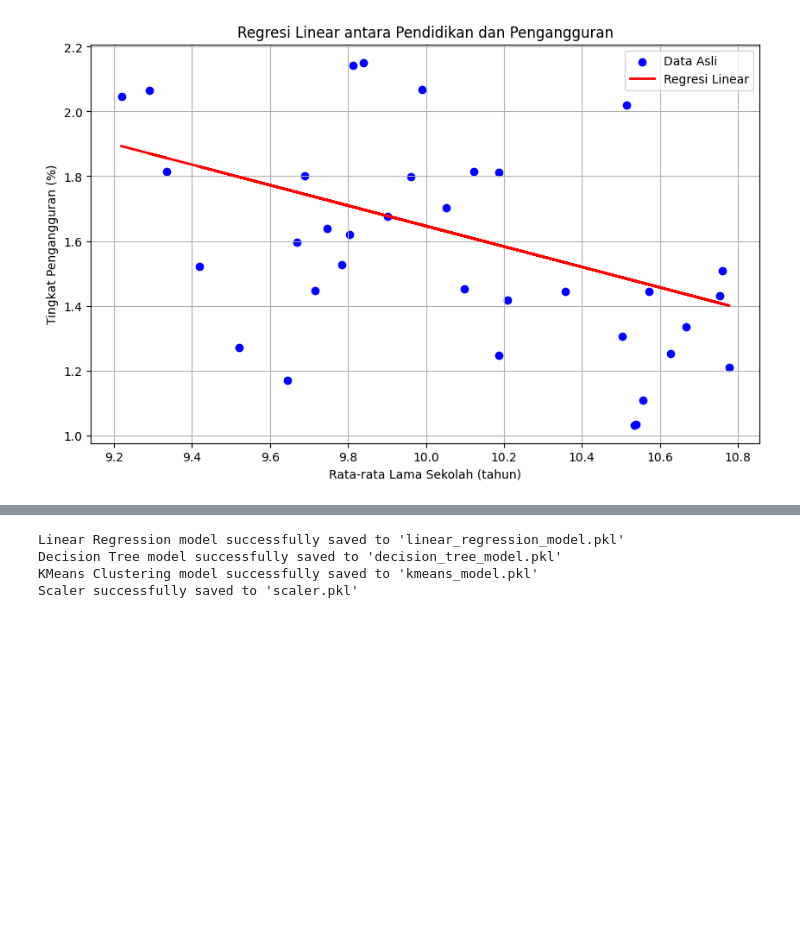
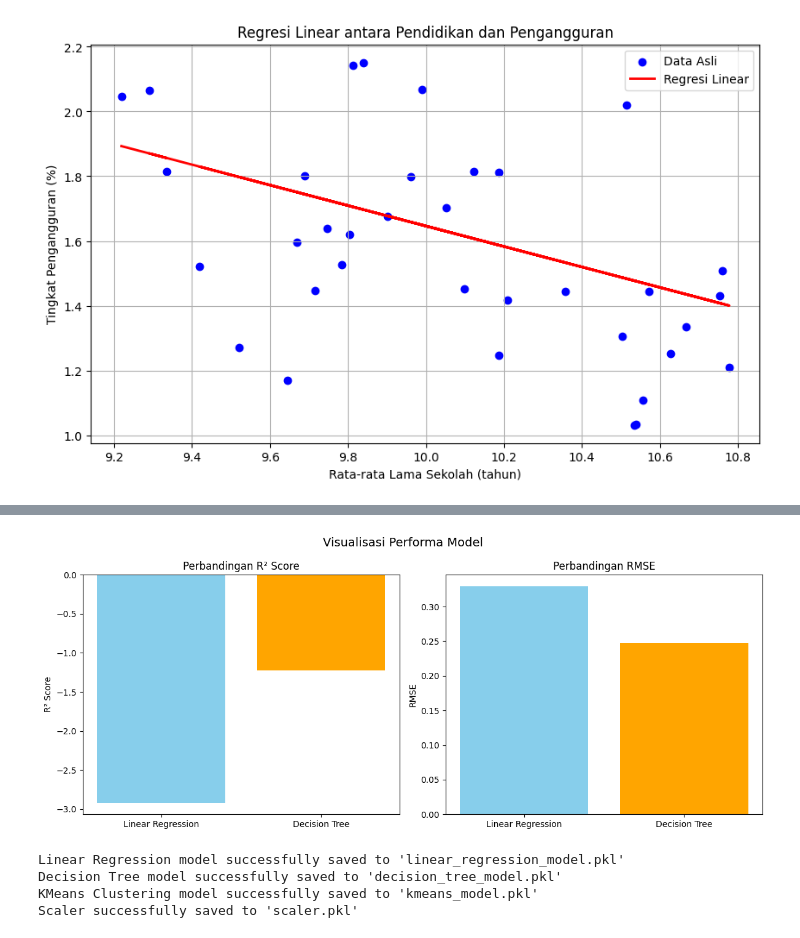
Before and after one commit to Gkyerie/SI4703_KELOMPOK8, a Jupyter notebook: analisis_pengaruh_pendidikan_pengangguran (1).ipynb, the cells around one changed output, grey strips where cells are left out. Cells and saved outputs as stored; diff of their text form; code cells hidden in the pictures; blank space fills up the shorter version.

```diff
--- a/analisis_pengaruh_pendidikan_pengangguran (1).ipynb
+++ b/analisis_pengaruh_pendidikan_pengangguran (1).ipynb
@@ -612,3 +643,29 @@ plt.show()
+# %%
+import matplotlib.pyplot as plt
+
+models = ['Linear Regression', 'Decision Tree']
+r2_scores = [r2_linreg, r2]
+rmse_scores = [rmse_linreg, rmse]
+
+plt.figure(figsize=(12, 5))
+
+# Bar chart R²
+plt.subplot(1, 2, 1)
+plt.bar(models, r2_scores, color=['skyblue', 'orange'])
+plt.title('Perbandingan R² Score')
+plt.ylabel('R² Score')
+
+# Bar chart RMSE
+plt.subplot(1, 2, 2)
+plt.bar(models, rmse_scores, color=['skyblue', 'orange'])
+plt.title('Perbandingan RMSE')
+plt.ylabel('RMSE')
+
+plt.suptitle("Visualisasi Performa Model", fontsize=14)
+plt.tight_layout()
+plt.show()
+# %% [output]
+[figure, added]
 # %%
 import pickle
 import os
```
Also changed, not shown: parts of 3 cells of this notebook.
